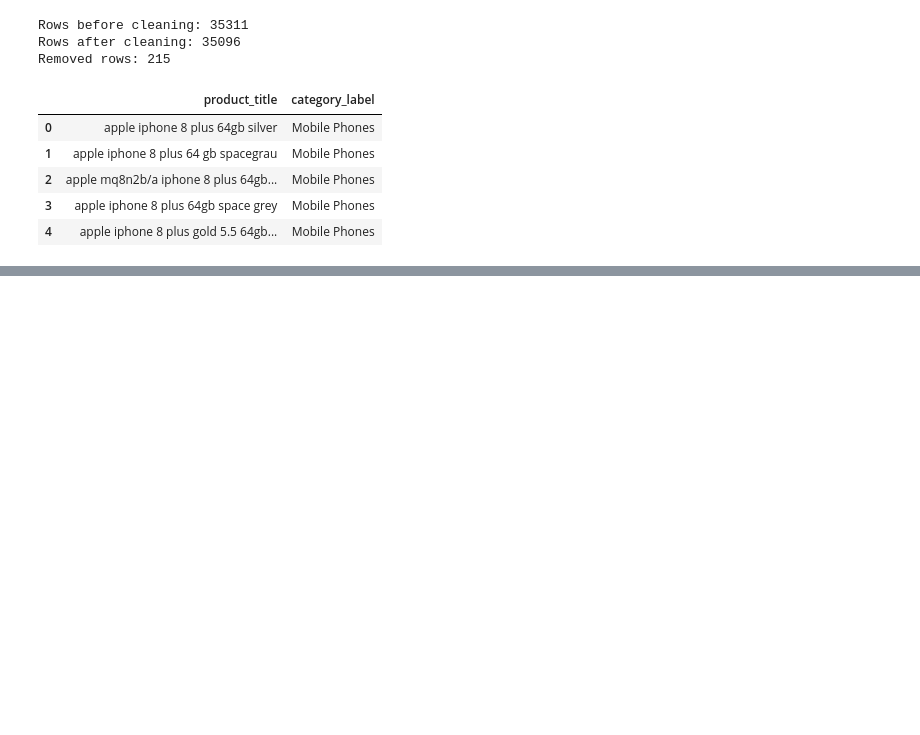
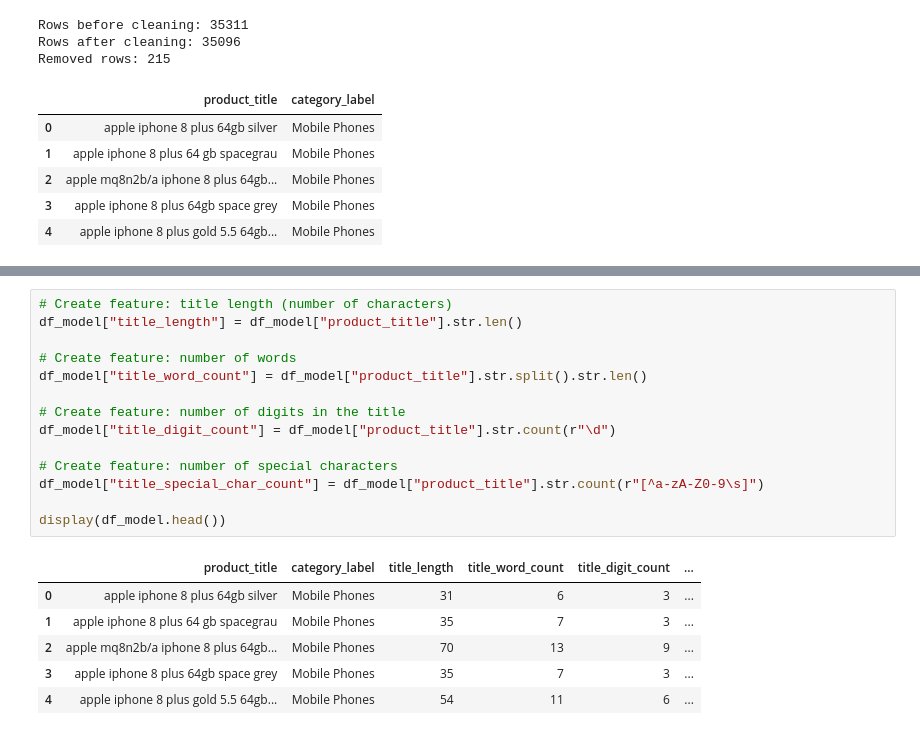
Before and after one commit to rakosdonja/product-category-classifier, a Jupyter notebook: notebooks/02_product_category_modeling.ipynb, the cells around one changed output, grey strips where cells are left out. Drawn from its saved outputs; the diff is of its cells as text; blank space fills up the shorter version.

Commit message:
Add engineered features derived from product titles

```diff
--- a/notebooks/02_product_category_modeling.ipynb
+++ b/notebooks/02_product_category_modeling.ipynb
@@ -87,0 +101,21 @@ Removed rows: 215
+# %%
+# Create feature: title length (number of characters)
+df_model["title_length"] = df_model["product_title"].str.len()
+
+# Create feature: number of words
+df_model["title_word_count"] = df_model["product_title"].str.split().str.len()
+
+# Create feature: number of digits in the title
+df_model["title_digit_count"] = df_model["product_title"].str.count(r"\d")
+
+# Create feature: number of special characters
+df_model["title_special_char_count"] = df_model["product_title"].str.count(r"[^a-zA-Z0-9\s]")
+
+display(df_model.head())
+# %% [output]
+|  | product_title | category_label | title_length | title_word_count | title_digit_count | ... |
+| 0 | apple iphone 8 plus 64gb silver | Mobile Phones | 31 | 6 | 3 | ... |
+| 1 | apple iphone 8 plus 64 gb spacegrau | Mobile Phones | 35 | 7 | 3 | ... |
+| 2 | apple mq8n2b/a iphone 8 plus 64gb... | Mobile Phones | 70 | 13 | 9 | ... |
+| 3 | apple iphone 8 plus 64gb space grey | Mobile Phones | 35 | 7 | 3 | ... |
+| 4 | apple iphone 8 plus gold 5.5 64gb... | Mobile Phones | 54 | 11 | 6 | ... |
```
Also changed, not shown: parts of 1 cell of this notebook.
